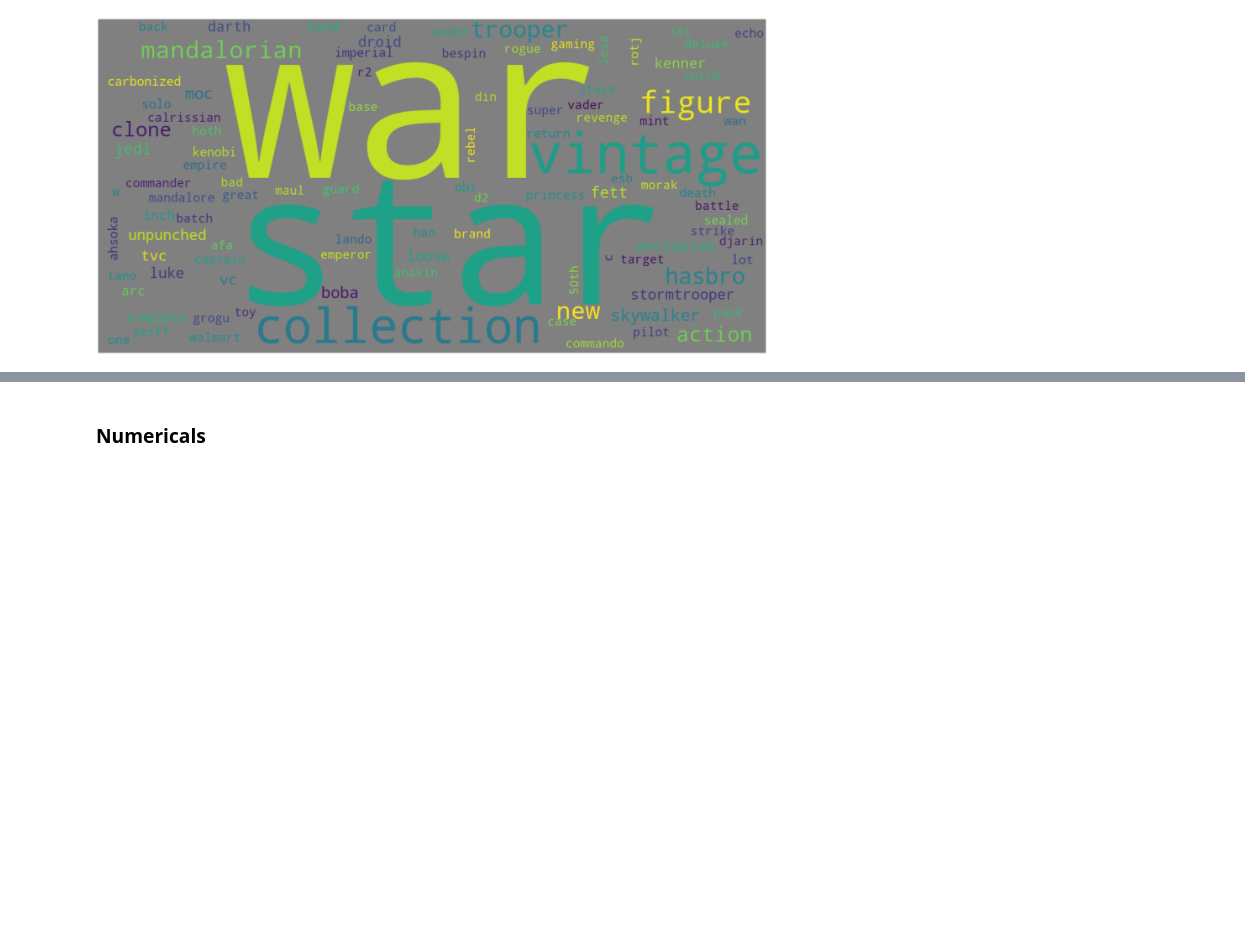
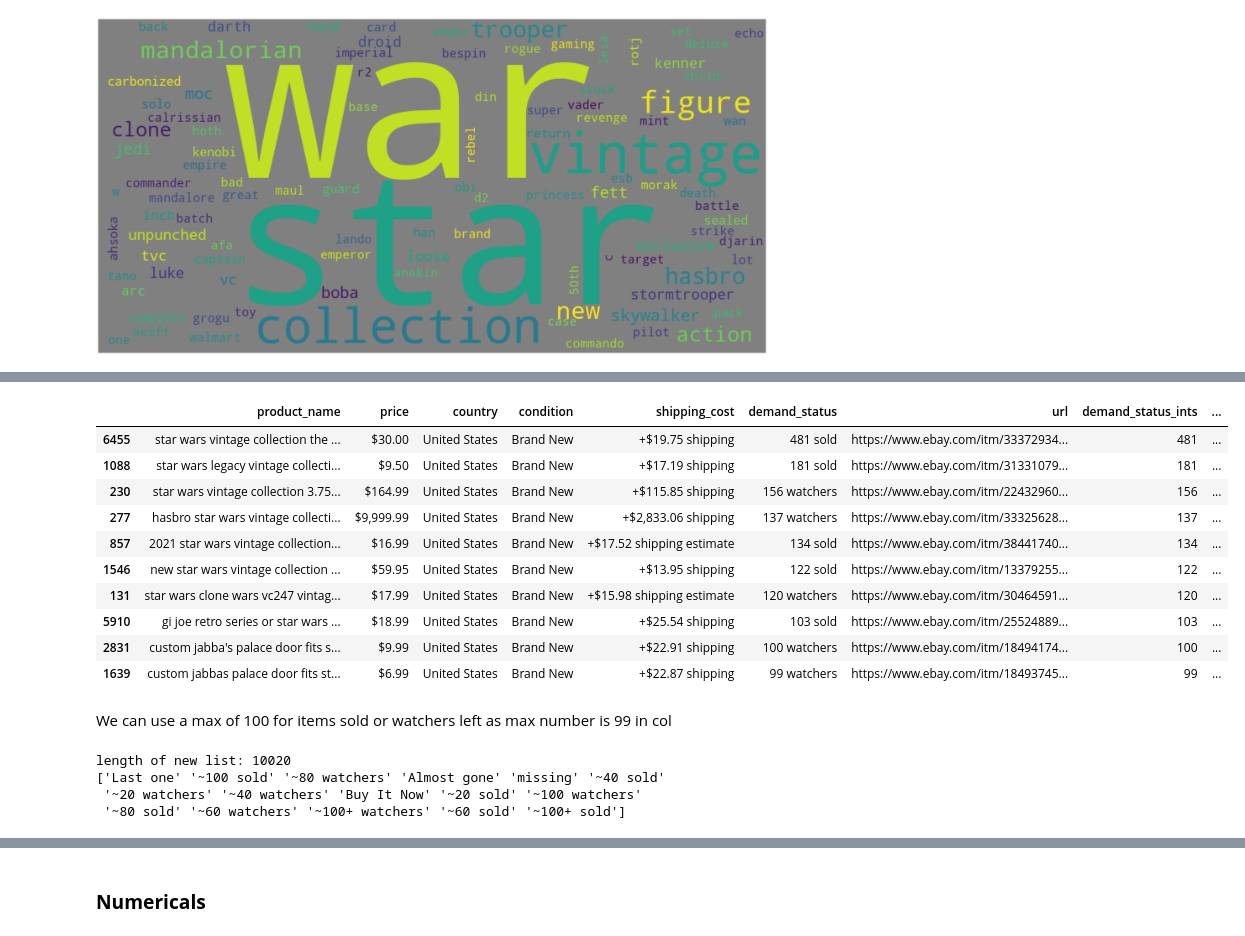
Before and after one commit to sebmedina-pers/ebay-star-wars-webscraper-and-eda, a Jupyter notebook: eda.ipynb, the cells around one changed output, grey strips where cells are left out. Saved outputs shown, nothing was run; the diff lists cells and outputs as text; code cells hidden in the pictures; blank space fills up the shorter version.

Commit message:
[EWS-13] - Adding demand_status analysis

```diff
--- a/eda.ipynb
+++ b/eda.ipynb
@@ -221,0 +246,51 @@ plot_treemap(df_common_words_excl)
+# %%
+# simplify demand_status by grouping # of watchers & # sold
+df["demand_status_ints"] = df.demand_status.str.extract("(\d+)")
+df["demand_status_ints"] = df["demand_status_ints"].fillna(0)
+df["demand_status"] = df["demand_status"].fillna("missing")
+df["demand_status_ints"] = df["demand_status_ints"].astype(int)
+df_sort = df.sort_values(by=["demand_status_ints"], ascending=False)
+df_sort.head(10)
+# %% [output]
+|  | product_name | price | country | condition | shipping_cost | demand_status | url | demand_status_ints | ... |
+| 6455 | star wars vintage collection the ... | $30.00 | United States | Brand New | +$19.75 shipping | 481 sold | https://www.ebay.com/itm/33372934... | 481 | ... |
+| 1088 | star wars legacy vintage collecti... | $9.50 | United States | Brand New | +$17.19 shipping | 181 sold | https://www.ebay.com/itm/31331079... | 181 | ... |
+| 230 | star wars vintage collection 3.75... | $164.99 | United States | Brand New | +$115.85 shipping | 156 watchers | https://www.ebay.com/itm/22432960... | 156 | ... |
+| 277 | hasbro star wars vintage collecti... | $9,999.99 | United States | Brand New | +$2,833.06 shipping | 137 watchers | https://www.ebay.com/itm/33325628... | 137 | ... |
+| 857 | 2021 star wars vintage collection... | $16.99 | United States | Brand New | +$17.52 shipping estimate | 134 sold | https://www.ebay.com/itm/38441740... | 134 | ... |
+| 1546 | new star wars vintage collection ... | $59.95 | United States | Brand New | +$13.95 shipping | 122 sold | https://www.ebay.com/itm/13379255... | 122 | ... |
+| 131 | star wars clone wars vc247 vintag... | $17.99 | United States | Brand New | +$15.98 shipping estimate | 120 watchers | https://www.ebay.com/itm/30464591... | 120 | ... |
+| 5910 | gi joe retro series or star wars ... | $18.99 | United States | Brand New | +$25.54 shipping | 103 sold | https://www.ebay.com/itm/25524889... | 103 | ... |
+| 2831 | custom jabba's palace door fits s... | $9.99 | United States | Brand New | +$22.91 shipping | 100 watchers | https://www.ebay.com/itm/18494174... | 100 | ... |
+| 1639 | custom jabbas palace door fits st... | $6.99 | United States | Brand New | +$22.87 shipping | 99 watchers | https://www.ebay.com/itm/18493745... | 99 | ... |
+# %% [markdown]
+We can use a max of 100 for items sold or watchers left as max number is 99 in col
+# %%
+dmnd_status_final, ds_groups = [], [20, 40, 60, 80, 100]
+for index, row in df.iterrows():
+    if "watchers" in row["demand_status"]:
+        if row["demand_status_ints"] > ds_groups[-1]:
+                dmnd_status_final.append(f"~100+ watchers")
+        else:
+            for group in ds_groups:
+                if row["demand_status_ints"] <= group:
+                    dmnd_status_final.append(f"~{group} watchers")
+                    break
+    elif "sold" in row["demand_status"]:
+        if row["demand_status_ints"] > ds_groups[-1]:
+                dmnd_status_final.append(f"~100+ sold")
+        else:
+            for group in ds_groups:
+                if row["demand_status_ints"] <= group:
+                    dmnd_status_final.append(f"~{group} sold")
+                    break
+    else:
+        dmnd_status_final.append(row["demand_status"])
+print(f"length of new list: {len(dmnd_status_final)}")
+df["demand_status_final"] = dmnd_status_final
+print(df["demand_status_final"].unique())
+# %% [output]
+length of new list: 10020
+['Last one' '~100 sold' '~80 watchers' 'Almost gone' 'missing' '~40 sold'
+ '~20 watchers' '~40 watchers' 'Buy It Now' '~20 sold' '~100 watchers'
+ '~80 sold' '~60 watchers' '~100+ watchers' '~60 sold' '~100+ sold']
```
Also changed, not shown: parts of 7 cells of this notebook.
